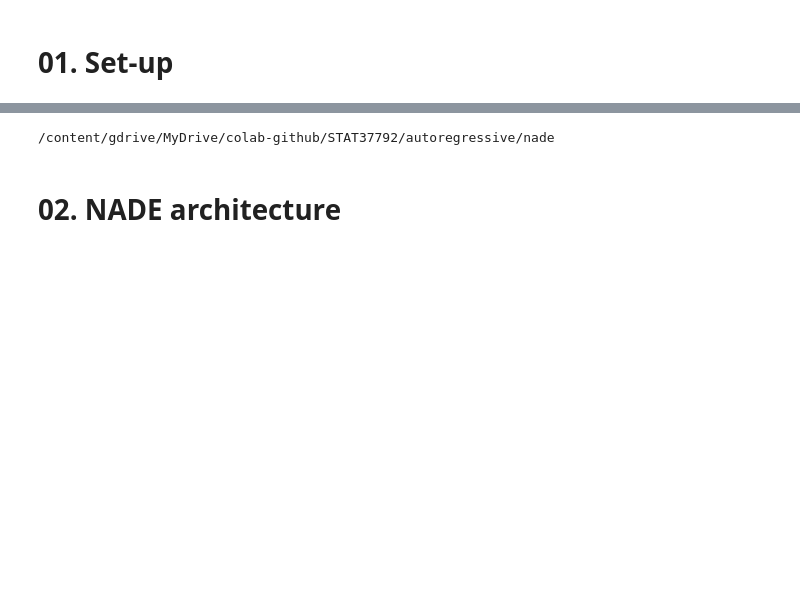
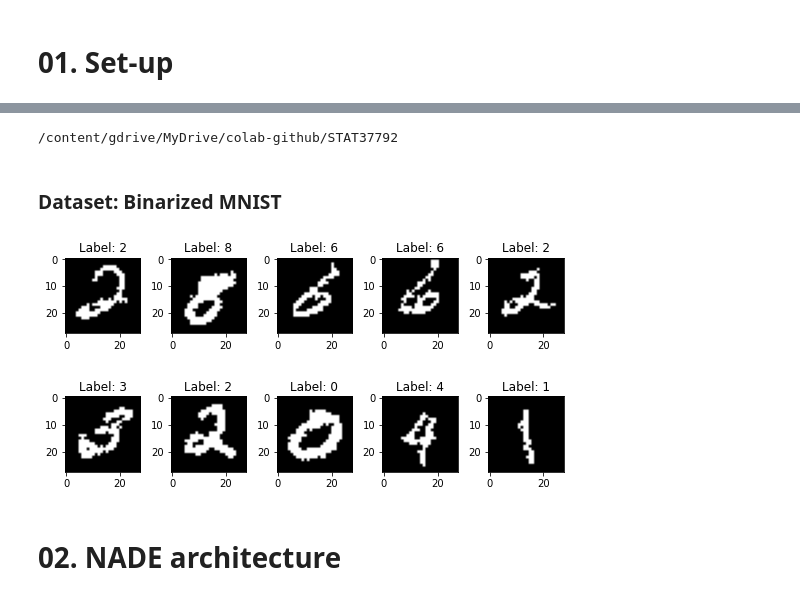
Before and after one commit to sowonjeong/stat37792, a Jupyter notebook: autoregressive/notebook/NADE.ipynb, the cells around one changed output, grey strips where cells are left out. Cells and saved outputs as stored; diff of their text form; code cells hidden in the pictures; blank space fills up the shorter version.

```diff
--- a/autoregressive/notebook/NADE.ipynb
+++ b/autoregressive/notebook/NADE.ipynb
@@ -20,4 +20,6 @@ Mounted at /content/gdrive
 # %%
-cd /content/gdrive/MyDrive/colab-github/STAT37792/autoregressive/nade
+cd /content/gdrive/MyDrive/colab-github/STAT37792
 # %% [output]
-/content/gdrive/MyDrive/colab-github/STAT37792/autoregressive/nade
+/content/gdrive/MyDrive/colab-github/STAT37792
+# %% [markdown]
+### Dataset: Binarized MNIST
@@ -24,3 +78,25 @@ cd /content/gdrive/MyDrive/colab-github/STAT37792/autoregressive/nade
+# %%
+train_loader, test_loader = get_mnist_loaders(batch_size = 512, dynamically_binarize=True)
+# %%
+for image, label  in train_loader:
+  sample = image[0:10]
+  sample_label = label[0:10]
+# %%
+import matplotlib.pyplot as plt
+
+num = 10
+num_row = 2
+num_col = 5
+# plot images
+fig, axes = plt.subplots(num_row, num_col, figsize=(1.5*num_col,2*num_row))
+for i in range(num):
+    ax = axes[i//num_col, i%num_col]
+    ax.imshow(sample[i].reshape(28,28), cmap='gray')
+    ax.set_title('Label: {}'.format(sample_label[i]))
+plt.tight_layout()
+plt.show()
+# %% [output]
+[figure, added]
 # %% [markdown]
 # 02. NADE architecture
 # %%
```
Also changed, not shown: parts of 24 cells of this notebook.
